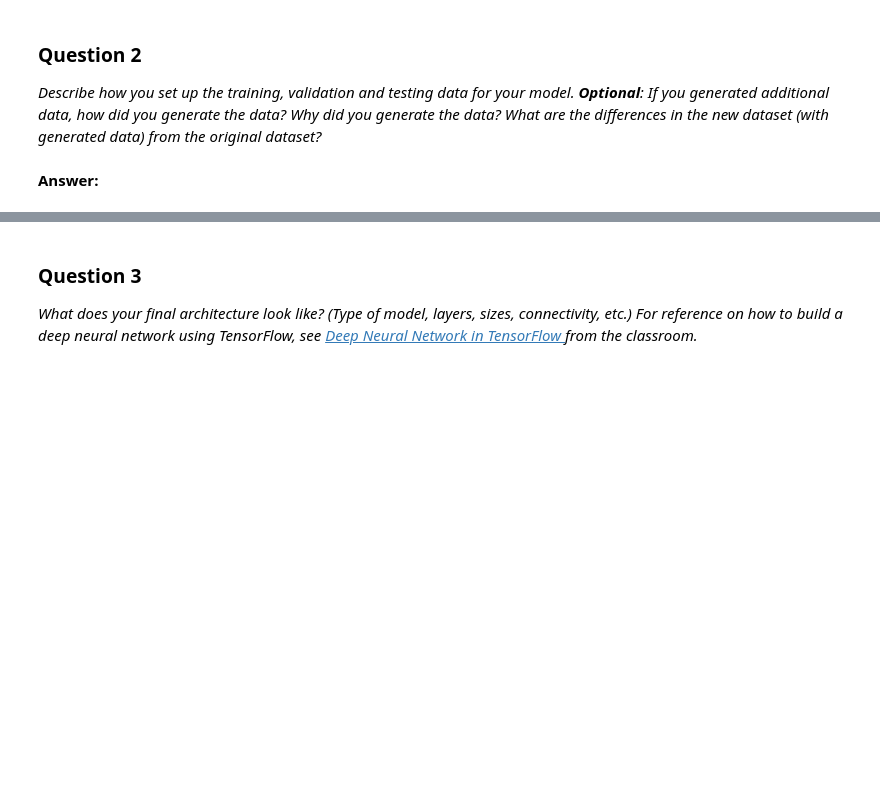
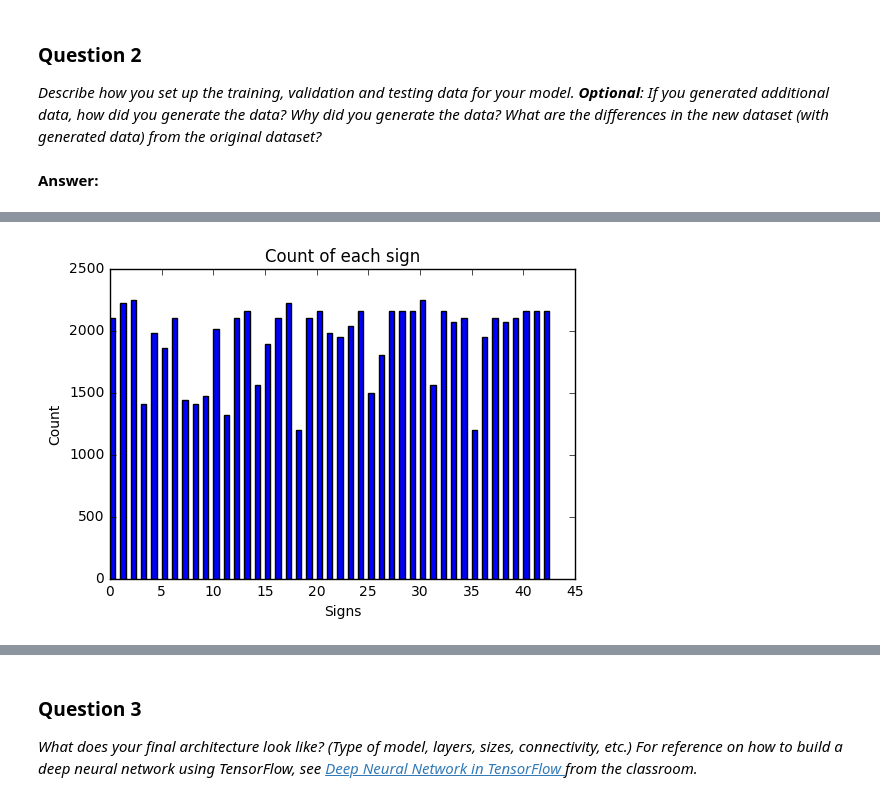
Before and after one commit to dankiman/CarND-Traffic-Sign-Classifier-Project, a Jupyter notebook: Traffic_Sign_Classifier.ipynb, the cells around one changed output, grey strips where cells are left out. Cells and saved outputs as stored; diff of their text form; code cells hidden in the pictures; blank space fills up the shorter version.

```diff
--- a/Traffic_Sign_Classifier.ipynb
+++ b/Traffic_Sign_Classifier.ipynb
@@ -398,0 +192,12 @@ _Describe how you preprocessed the data. Why did you choose that technique?_
+# %%
+### Generate data additional data (OPTIONAL!)
+def normalize(image_data):
+    """
+    Normalize the image data with Min-Max scaling to a range of [0.1, 0.9]
+    :param image_data: The image data to be normalized
+    :return: Normalized image data
+    """
+    print('Normalizing features...')
+    return (image_data * 0.8) / 255. + 0.1
+
+X_train = normalize(X_train)
@@ -407,0 +223,82 @@ _Describe how you set up the training, validation and testing data for your mode
+# %%
+import cv2
+
+# Generate additional data for underrepresented classes
+def transform_image(img, ang_range, shear_range, trans_range):
+    """
+    This function transforms images to generate new images.
+    The function takes in following arguments,
+    1- Image
+    2- ang_range: Range of angles for rotation
+    3- shear_range: Range of values to apply affine transform to
+    4- trans_range: Range of values to apply translations over.
+
+    A Random uniform distribution is used to generate different parameters for transformation
+    """
+
+    # Rotation
+    ang_rot = np.random.uniform(ang_range) - ang_range / 2
+    rows, cols, ch = img.shape
+    Rot_M = cv2.getRotationMatrix2D((cols / 2, rows / 2), ang_rot, 1)
+
+    # Translation
+    tr_x = trans_range * np.random.uniform() - trans_range / 2
+    tr_y = trans_range * np.random.uniform() - trans_range / 2
+    Trans_M = np.float32([[1, 0, tr_x], [0, 1, tr_y]])
+
+    # Shear
+    pts1 = np.float32([[5, 5], [20, 5], [5, 20]])
+
+    pt1 = 5 + shear_range * np.random.uniform() - shear_range / 2
+    pt2 = 20 + shear_range * np.random.uniform() - shear_range / 2
+
+    pts2 = np.float32([[pt1, 5], [pt2, pt1], [5, pt2]])
+
+    shear_M = cv2.getAffineTransform(pts1, pts2)
+
+    img = cv2.warpAffine(img, Rot_M, (cols, rows))
+    img = cv2.warpAffine(img, Trans_M, (cols, rows))
+    img = cv2.warpAffine(img, shear_M, (cols, rows))
+
+    return img
+
+def data_augmentation(features, labels):
+    """
+    This function it creates additional data, applying affine
+    transformation to images, to balance the number of inputs
+    and reducing the probable bias the network could
+    have towards some classes.
+
+    :param features: array with the current features to augment
+    :param labels: array with the labels for the current features
+
+    :return new_features: array with the new generated features
+    :return new_labels: array with the labels for the new features.
+    """
+    print('Generating additional data...')
+    inputs_per_class = np.bincount(labels)
+    max_inputs = np.max(inputs_per_class)
+
+    new_features = []
+    new_labels = []
+    for label in range(n_classes):
+        # calculate a ratio of new images to be generated
+        mask = np.where(labels == label)
+        class_features = features[mask]
+        ratio = int(max_inputs / inputs_per_class[label]) - 1
+
+        for j in range(ratio * len(class_features)):
+            feature = class_features[np.random.randint(len(class_features))]
+            new_img = transform_image(feature, 20, 10, 5)
+            new_features.append(new_img)
+            new_labels.append(label)
+
+    print("    New features: {}".format(len(new_features)))
+    return new_features, new_labels
+
+f,l = data_augmentation(X_train, y_train)
+X_train = np.append(X_train, f, axis=0)
+y_train = np.append(y_train, l, axis=0)
+
+plot_histogram(y_train)
+# %% [output]
@@ -407,0 +312 @@ _Describe how you set up the training, validation and testing data for your mode
+[figure, added]
```
Also changed, not shown: parts of 38 cells of this notebook, 15 other files.
